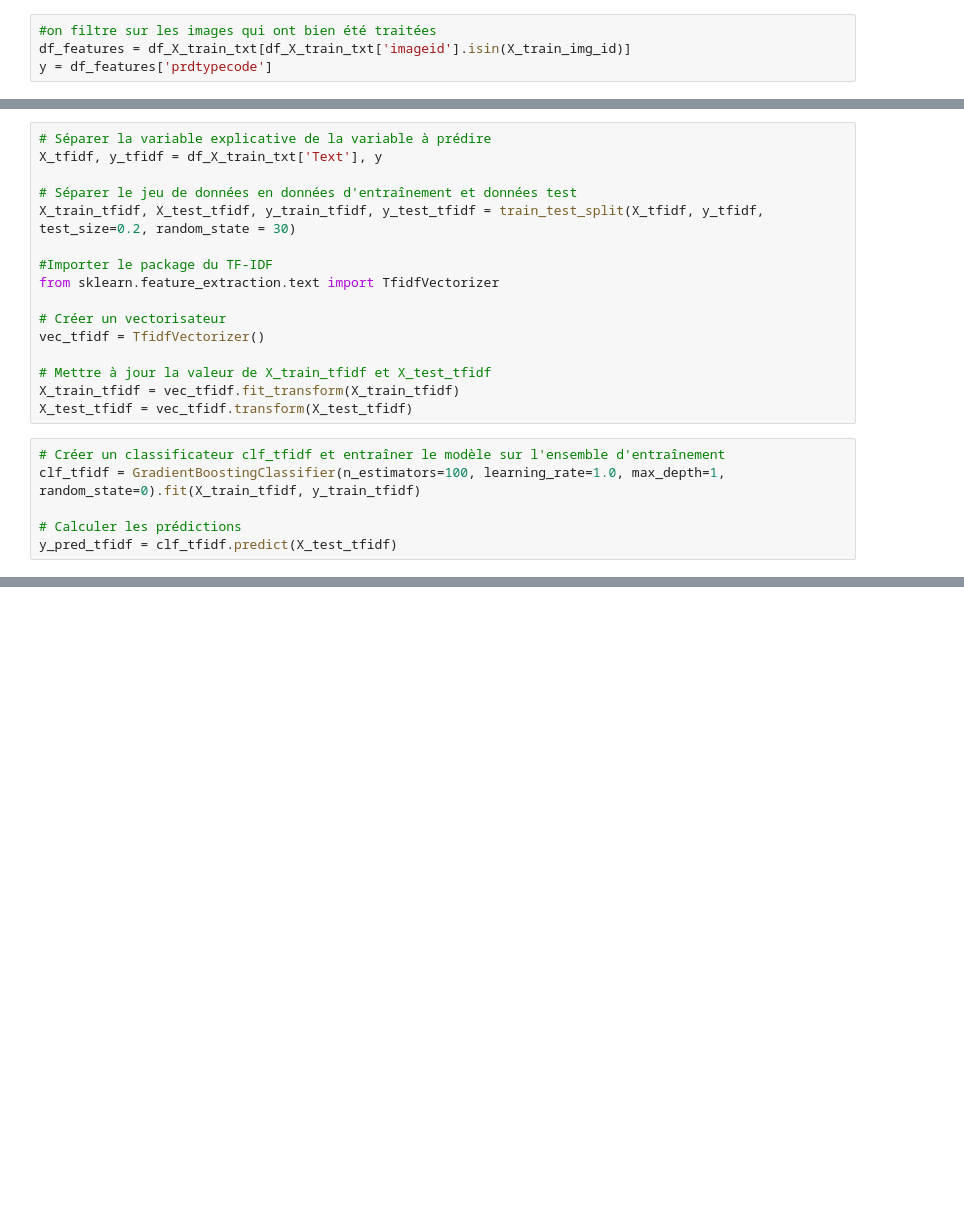
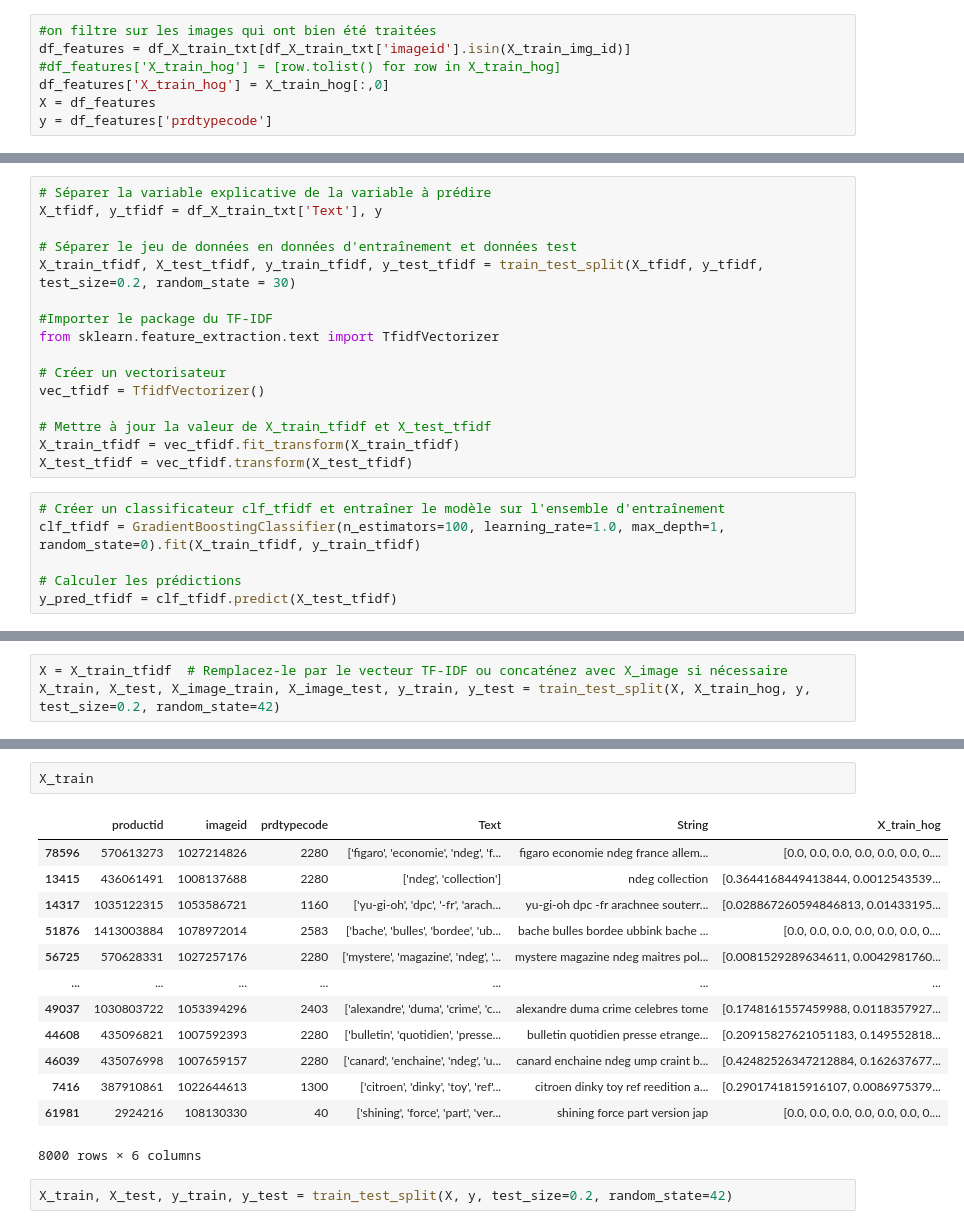
Before and after one commit to nansretaux/RakutenProject, a Jupyter notebook: Baseline_models.ipynb, the cells around one changed output, grey strips where cells are left out. Cells and saved outputs as stored; diff of their text form; blank space fills up the shorter version.

```diff
--- a/Baseline_models.ipynb
+++ b/Baseline_models.ipynb
@@ -32,6 +42,9 @@ df_X_train_txt = pd.read_csv('text_lemm.csv', delimiter=',')
 # %%
 #on filtre sur les images qui ont bien été traitées
 df_features = df_X_train_txt[df_X_train_txt['imageid'].isin(X_train_img_id)]
+#df_features['X_train_hog'] = [row.tolist() for row in X_train_hog]
+df_features['X_train_hog'] = X_train_hog[:,0]
+X = df_features
 y = df_features['prdtypecode']
 # %%
 #Initialisation of the TF-IDF vectorizer
@@ -69,0 +127,3 @@ conf_matrix_tfidf
+# %%
+X = X_train_tfidf  # Remplacez-le par le vecteur TF-IDF ou concaténez avec X_image si nécessaire
+X_train, X_test, X_image_train, X_image_test, y_train, y_test = train_test_split(X, X_train_hog, y, test_size=0.2, random_state=42)
@@ -69,0 +158,18 @@ conf_matrix_tfidf
+# %%
+X_train
+# %% [output]
+|  | productid | imageid | prdtypecode | Text | String | X_train_hog |
+| 78596 | 570613273 | 1027214826 | 2280 | ['figaro', 'economie', 'ndeg', 'f... | figaro economie ndeg france allem... | [0.0, 0.0, 0.0, 0.0, 0.0, 0.0, 0.... |
+| 13415 | 436061491 | 1008137688 | 2280 | ['ndeg', 'collection'] | ndeg collection | [0.3644168449413844, 0.0012543539... |
+| 14317 | 1035122315 | 1053586721 | 1160 | ['yu-gi-oh', 'dpc', '-fr', 'arach... | yu-gi-oh dpc -fr arachnee souterr... | [0.028867260594846813, 0.01433195... |
+| 51876 | 1413003884 | 1078972014 | 2583 | ['bache', 'bulles', 'bordee', 'ub... | bache bulles bordee ubbink bache ... | [0.0, 0.0, 0.0, 0.0, 0.0, 0.0, 0.... |
+| 56725 | 570628331 | 1027257176 | 2280 | ['mystere', 'magazine', 'ndeg', '... | mystere magazine ndeg maitres pol... | [0.0081529289634611, 0.0042981760... |
+| ... | ... | ... | ... | ... | ... | ... |
+| 49037 | 1030803722 | 1053394296 | 2403 | ['alexandre', 'duma', 'crime', 'c... | alexandre duma crime celebres tome | [0.1748161557459988, 0.0118357927... |
+| 44608 | 435096821 | 1007592393 | 2280 | ['bulletin', 'quotidien', 'presse... | bulletin quotidien presse etrange... | [0.20915827621051183, 0.149552818... |
+| 46039 | 435076998 | 1007659157 | 2280 | ['canard', 'enchaine', 'ndeg', 'u... | canard enchaine ndeg ump craint b... | [0.42482526347212884, 0.162637677... |
+| 7416 | 387910861 | 1022644613 | 1300 | ['citroen', 'dinky', 'toy', 'ref'... | citroen dinky toy ref reedition a... | [0.2901741815916107, 0.0086975379... |
+| 61981 | 2924216 | 108130330 | 40 | ['shining', 'force', 'part', 'ver... | shining force part version jap | [0.0, 0.0, 0.0, 0.0, 0.0, 0.0, 0.... |
+8000 rows × 6 columns
+# %%
+X_train, X_test, y_train, y_test = train_test_split(X, y, test_size=0.2, random_state=42)
```
Also changed, not shown: parts of 16 cells of this notebook, 2 other files.
